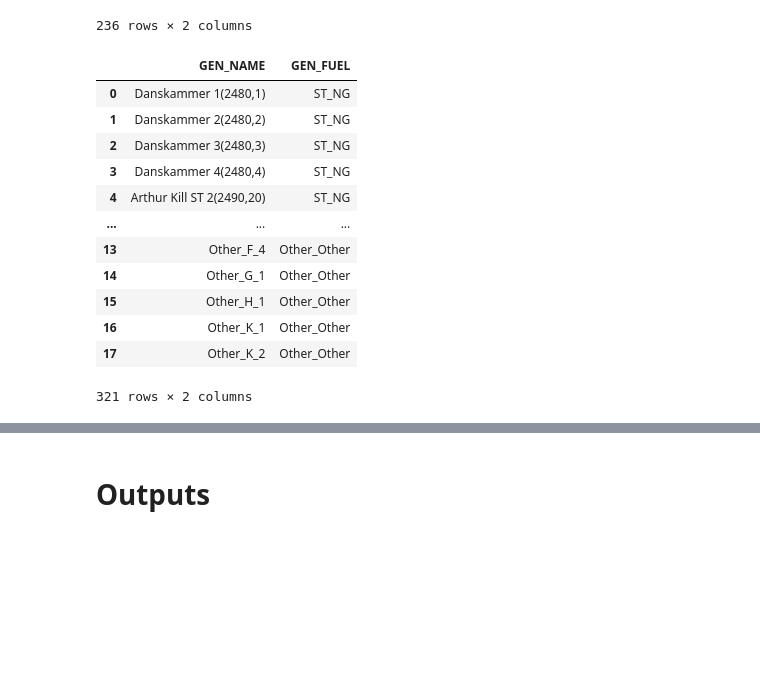
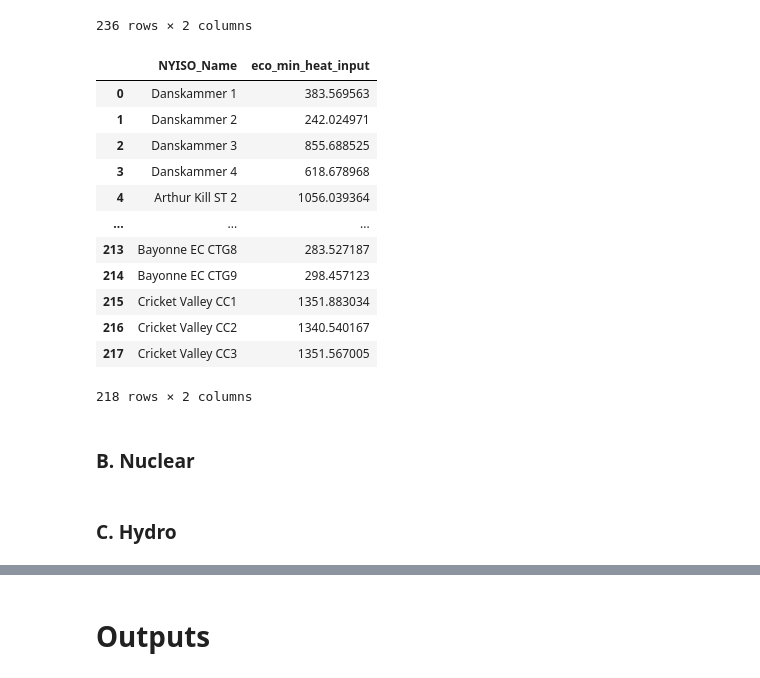
Before and after one commit to boyuan276/NYgrid-python, a Jupyter notebook: examples/write_gen_prop_profiles.ipynb, the cells around one changed output, grey strips where cells are left out. Drawn from its saved outputs; the diff is of its cells as text; code cells hidden in the pictures; blank space fills up the shorter version.

```diff
--- a/examples/write_gen_prop_profiles.ipynb
+++ b/examples/write_gen_prop_profiles.ipynb
@@ -566,21 +631,0 @@ gen_cost_prop_2018['COST_0'] = gen_cost_0_profile_2018.mean(axis=0).values
-# %%
-# Gen fuel property table
-genfuel_prop_2018 = gen_prop_2018[['GEN_NAME', 'UNIT_TYPE', 'FUEL_TYPE']].copy()
-genfuel_prop_2018['GEN_FUEL'] = genfuel_prop_2018.apply(
-    lambda x: x['UNIT_TYPE'] + '_' + x['FUEL_TYPE'], axis=1)
-genfuel_prop_2018 = genfuel_prop_2018.drop(columns=['UNIT_TYPE', 'FUEL_TYPE'])
-genfuel_prop_2018
-# %% [output]
-|  | GEN_NAME | GEN_FUEL |
-| 0 | Danskammer 1(2480,1) | ST_NG |
-| 1 | Danskammer 2(2480,2) | ST_NG |
-| 2 | Danskammer 3(2480,3) | ST_NG |
-| 3 | Danskammer 4(2480,4) | ST_NG |
-| 4 | Arthur Kill ST 2(2490,20) | ST_NG |
-| ... | ... | ... |
-| 13 | Other_F_4 | Other_Other |
-| 14 | Other_G_1 | Other_Other |
-| 15 | Other_H_1 | Other_Other |
-| 16 | Other_K_1 | Other_Other |
-| 17 | Other_K_2 | Other_Other |
-321 rows × 2 columns
@@ -586,0 +688,19 @@ genfuel_prop_2018
+# %%
+# Calculate startup fuel requirements
+thermal_params_2024['eco_min_heat_input'] = thermal_params_2024['heat_0'] + \
+    thermal_params_2024['heat_1'] * thermal_params_2024['eco_min']
+thermal_params_2024[['NYISO_Name', 'eco_min_heat_input']]
+# %% [output]
+|  | NYISO_Name | eco_min_heat_input |
+| 0 | Danskammer 1 | 383.569563 |
+| 1 | Danskammer 2 | 242.024971 |
+| 2 | Danskammer 3 | 855.688525 |
+| 3 | Danskammer 4 | 618.678968 |
+| 4 | Arthur Kill ST 2 | 1056.039364 |
+| ... | ... | ... |
+| 213 | Bayonne EC CTG8 | 283.527187 |
+| 214 | Bayonne EC CTG9 | 298.457123 |
+| 215 | Cricket Valley CC1 | 1351.883034 |
+| 216 | Cricket Valley CC2 | 1340.540167 |
+| 217 | Cricket Valley CC3 | 1351.567005 |
+218 rows × 2 columns
@@ -586,0 +760,2 @@ genfuel_prop_2018
+# %% [markdown]
+### B. Nuclear
@@ -586,0 +788,2 @@ genfuel_prop_2018
+# %% [markdown]
+### C. Hydro
```
Also changed, not shown: parts of 80 cells of this notebook, 20 other files.
